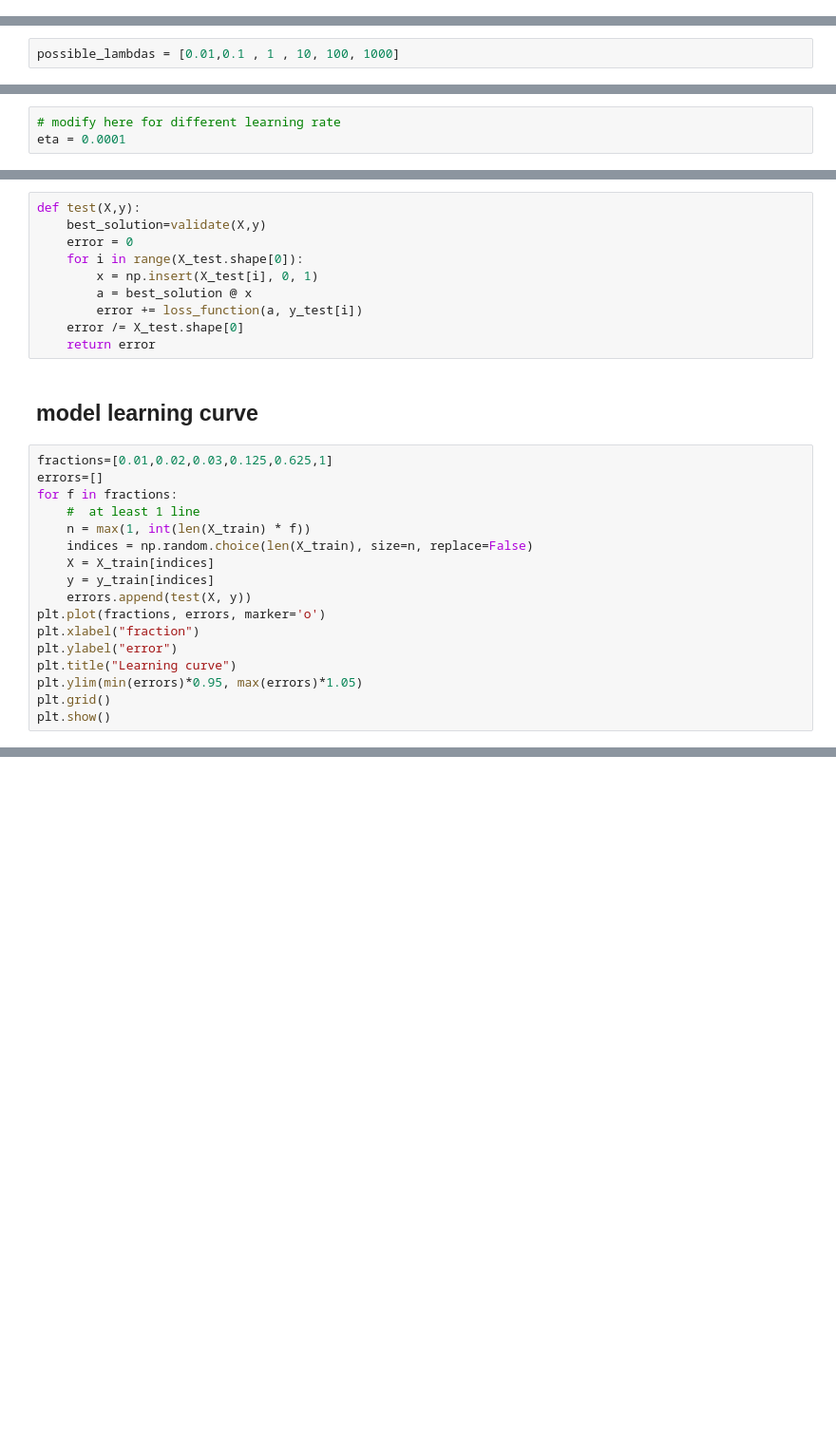
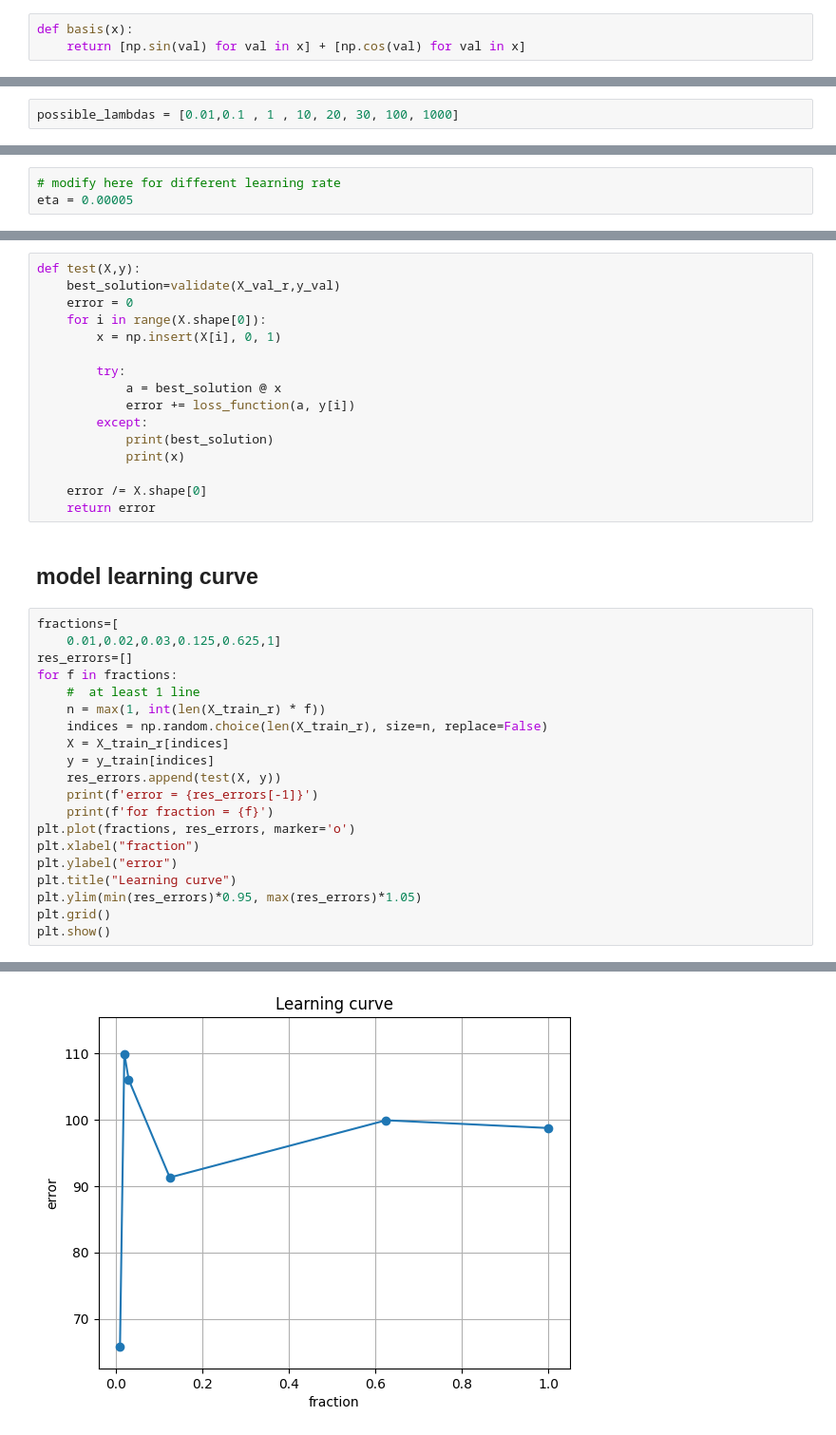
Before and after one commit to Aleksander-Wieczorek/Linear-regression, a Jupyter notebook: regression.ipynb, the cells around one changed output, grey strips where cells are left out. Shown at 95% size. Drawn from its saved outputs; the diff is of its cells as text; blank space fills up the shorter version.

```diff
--- a/regression.ipynb
+++ b/regression.ipynb
@@ -91,6 +94,9 @@ def basis(x):
 # %%
 def basis(x):
     return [exp(-val**2) for val in x]
+# %%
+def basis(x):
+    return [np.sin(val) for val in x] + [np.cos(val) for val in x]
 # %%
 def remodel(X):
     new_X=[basis(x) for x in X]
@@ -102,7 +108,7 @@ X_test=remodel(X_test)
 # %% [markdown]
 ## Validate
 # %%
-possible_lambdas = [0.01,0.1 , 1 , 10, 100, 1000]
+possible_lambdas = [0.01,0.1 , 1 , 10, 20, 30, 100, 1000]
 # %% [markdown]
 ## Regression
 # %%
@@ -154,7 +151,7 @@ print(f'for lambda = {best_lambda}')
 ## Gradient
 # %%
 # modify here for different learning rate
-eta = 0.0001
+eta = 0.00005
 # %%
 # gradient descent for ridge regression
 def compute_theta(theta,X,y,lamb):
@@ -222,30 +207,40 @@ def validate(X_train, y_train):
 ## TEST_FOUND_DATA
 # %%
 def test(X,y):
-    best_solution=validate(X,y)
+    best_solution=validate(X_val_r,y_val)
     error = 0
-    for i in range(X_test.shape[0]):
-        x = np.insert(X_test[i], 0, 1)
-        a = best_solution @ x
-        error += loss_function(a, y_test[i])
-    error /= X_test.shape[0]
+    for i in range(X.shape[0]):
+        x = np.insert(X[i], 0, 1)
+
+        try:
+            a = best_solution @ x
+            error += loss_function(a, y[i])
+        except:
+            print(best_solution)
+            print(x)
+
+    error /= X.shape[0]
     return error
 # %% [markdown]
 ## model learning curve
 # %%
-fractions=[0.01,0.02,0.03,0.125,0.625,1]
-errors=[]
+fractions=[
+    0.01,0.02,0.03,0.125,0.625,1]
+res_errors=[]
 for f in fractions:
     #  at least 1 line
-    n = max(1, int(len(X_train) * f))
-    indices = np.random.choice(len(X_train), size=n, replace=False)
-    X = X_train[indices]
+    n = max(1, int(len(X_train_r) * f))
+    indices = np.random.choice(len(X_train_r), size=n, replace=False)
+    X = X_train_r[indices]
     y = y_train[indices]
-    errors.append(test(X, y))
-plt.plot(fractions, errors, marker='o')
+    res_errors.append(test(X, y))
+    print(f'error = {res_errors[-1]}')
+    print(f'for fraction = {f}')
+plt.plot(fractions, res_errors, marker='o')
 plt.xlabel("fraction")
 plt.ylabel("error")
 plt.title("Learning curve")
-plt.ylim(min(errors)*0.95, max(errors)*1.05)
+plt.ylim(min(res_errors)*0.95, max(res_errors)*1.05)
 plt.grid()
 plt.show()
+# %% [output]
@@ -251,0 +259 @@ plt.show()
+[figure, added]
```
Also changed, not shown: parts of 10 cells of this notebook.
